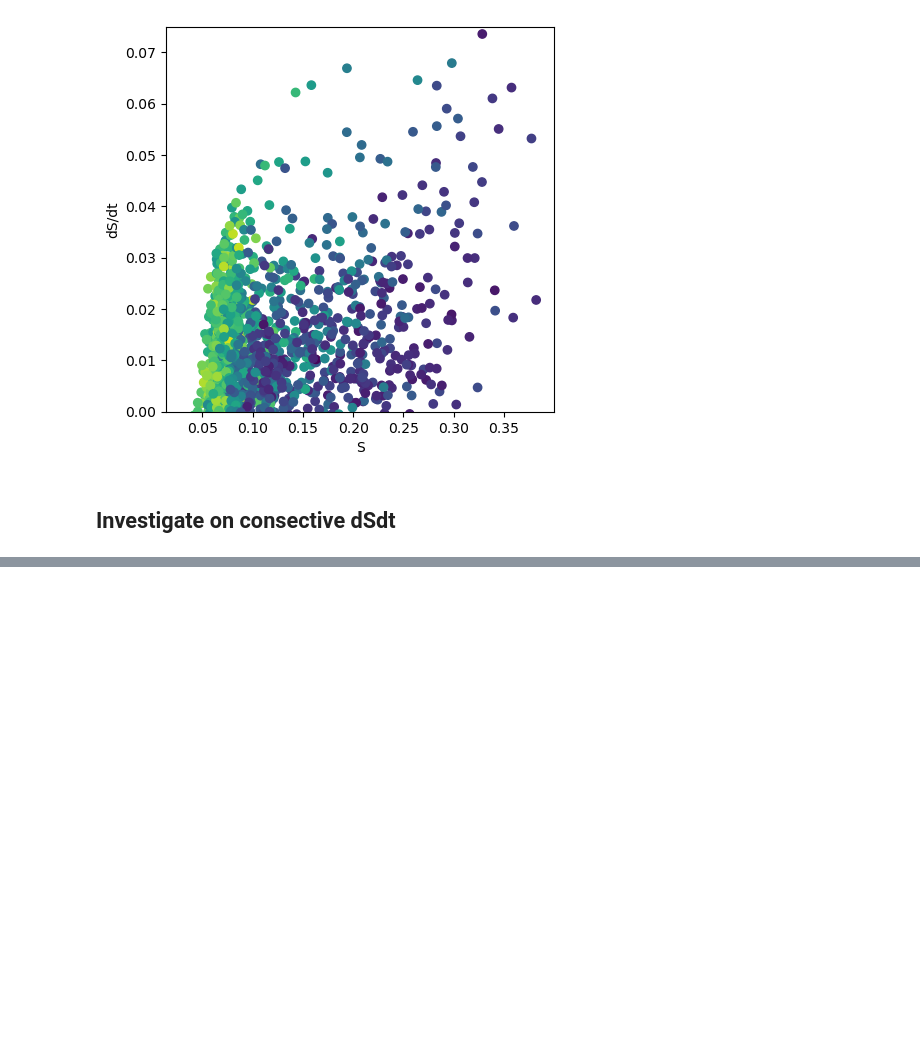
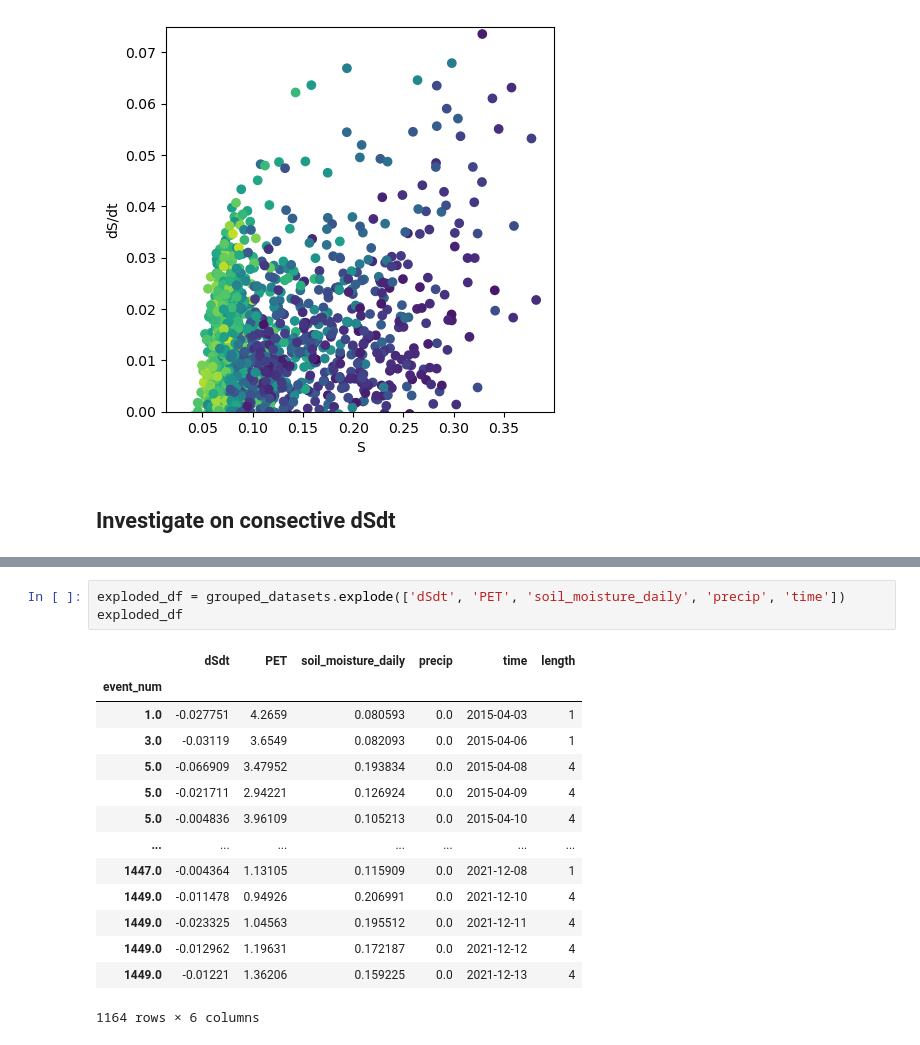
Before and after one commit to RY4GIT/SMSigxSMAP, a Jupyter notebook: 2_code_to_analyze/test_drydown_period_from_pt_sample.ipynb, the cells around one changed output, grey strips where cells are left out. Cells and saved outputs as stored; diff of their text form; blank space fills up the shorter version.

```diff
--- a/2_code_to_analyze/test_drydown_period_from_pt_sample.ipynb
+++ b/2_code_to_analyze/test_drydown_period_from_pt_sample.ipynb
@@ -244,0 +345,18 @@ Text(0, 0.5, 'dS/dt')
+# %%
+exploded_df = grouped_datasets.explode(['dSdt', 'PET', 'soil_moisture_daily', 'precip', 'time'])
+exploded_df
+# %% [output]
+|  | dSdt | PET | soil_moisture_daily | precip | time | length |
+| event_num |  |  |  |  |  |  |
+| 1.0 | -0.027751 | 4.2659 | 0.080593 | 0.0 | 2015-04-03 | 1 |
+| 3.0 | -0.03119 | 3.6549 | 0.082093 | 0.0 | 2015-04-06 | 1 |
+| 5.0 | -0.066909 | 3.47952 | 0.193834 | 0.0 | 2015-04-08 | 4 |
+| 5.0 | -0.021711 | 2.94221 | 0.126924 | 0.0 | 2015-04-09 | 4 |
+| 5.0 | -0.004836 | 3.96109 | 0.105213 | 0.0 | 2015-04-10 | 4 |
+| ... | ... | ... | ... | ... | ... | ... |
+| 1447.0 | -0.004364 | 1.13105 | 0.115909 | 0.0 | 2021-12-08 | 1 |
+| 1449.0 | -0.011478 | 0.94926 | 0.206991 | 0.0 | 2021-12-10 | 4 |
+| 1449.0 | -0.023325 | 1.04563 | 0.195512 | 0.0 | 2021-12-11 | 4 |
+| 1449.0 | -0.012962 | 1.19631 | 0.172187 | 0.0 | 2021-12-12 | 4 |
+| 1449.0 | -0.01221 | 1.36206 | 0.159225 | 0.0 | 2021-12-13 | 4 |
+1164 rows × 6 columns
```
Also changed, not shown: parts of 13 cells of this notebook.
